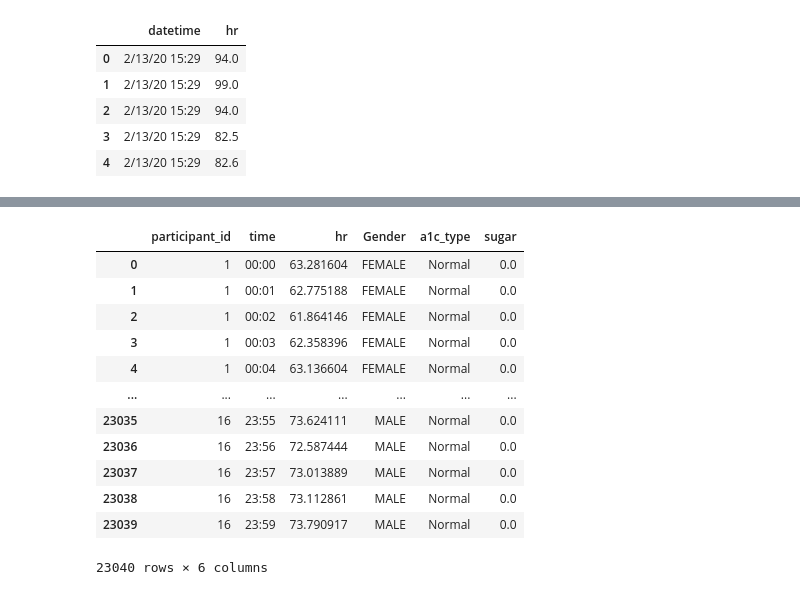
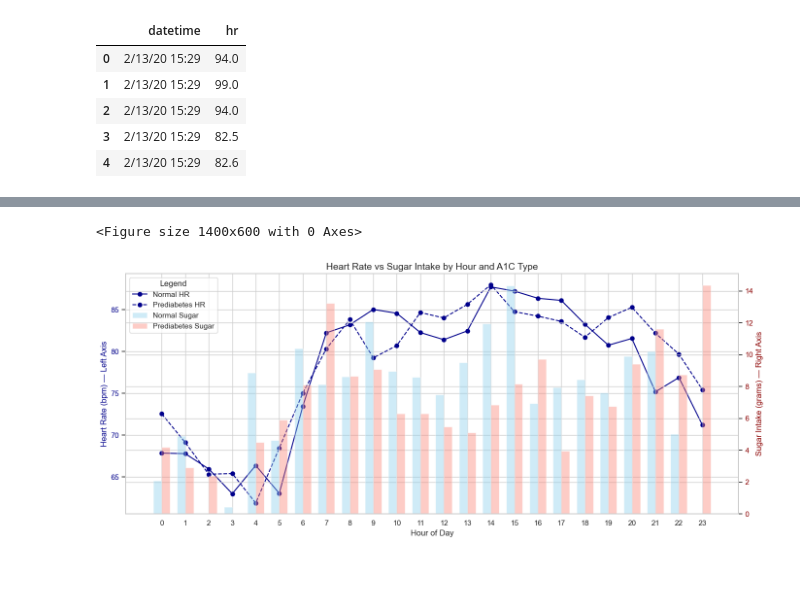
Before and after one commit to willemdehaan/project_3, a Jupyter notebook: notebook.ipynb, the cells around one changed output, grey strips where cells are left out. Drawn from its saved outputs; the diff is of its cells as text; code cells hidden in the pictures.

```diff
--- a/notebook.ipynb
+++ b/notebook.ipynb
@@ -116,20 +96,62 @@ demo_data['a1c_type'] = demo_data['HbA1c'].apply(lambda val: 'Normal' if val < 5
 # %%
 combined_hr_df = combined_hr_df.merge(demo_data[['ID', 'Gender', 'a1c_type']], left_on= 'participant_id' ,right_on='ID').drop(columns='ID')
 # %%
-final_df = pd.merge(combined_hr_df, combined_food_df, left_on=['participant_id', 'time'], right_on=['participant_id', 'time'], how='left').fillna(0)
+final_df = pd.merge(combined_hr_df, combined_food_df, left_on=['participant_id', 'Hour'], right_on=['participant_id', 'Hour'], how='left').fillna(0)
-# %%
-final_df
-# %% [output]
-|  | participant_id | time | hr | Gender | a1c_type | sugar |
-| 0 | 1 | 00:00 | 63.281604 | FEMALE | Normal | 0.0 |
-| 1 | 1 | 00:01 | 62.775188 | FEMALE | Normal | 0.0 |
-| 2 | 1 | 00:02 | 61.864146 | FEMALE | Normal | 0.0 |
-| 3 | 1 | 00:03 | 62.358396 | FEMALE | Normal | 0.0 |
-| 4 | 1 | 00:04 | 63.136604 | FEMALE | Normal | 0.0 |
-| ... | ... | ... | ... | ... | ... | ... |
-| 23035 | 16 | 23:55 | 73.624111 | MALE | Normal | 0.0 |
-| 23036 | 16 | 23:56 | 72.587444 | MALE | Normal | 0.0 |
-| 23037 | 16 | 23:57 | 73.013889 | MALE | Normal | 0.0 |
-| 23038 | 16 | 23:58 | 73.112861 | MALE | Normal | 0.0 |
-| 23039 | 16 | 23:59 | 73.790917 | MALE | Normal | 0.0 |
-23040 rows × 6 columns
+# %%
+sugar_df_diabetes = final_df.groupby(['Hour','a1c_type']).agg({'sugar' : 'mean'}).reset_index()
+sugar_df = final_df.groupby('Hour').agg({'sugar' : 'mean'}).reset_index()
+# %%
+hr_df_diabetes = final_df.groupby(['Hour','a1c_type'])[' hr'].mean().reset_index()
+hr_df = final_df.groupby('Hour')[' hr'].mean().reset_index()
+# %%
+merged_final_diabetes_df = pd.merge(sugar_df_diabetes,hr_df_diabetes, on=['Hour','a1c_type'])
+merged_final_diabetes_df.to_csv('merged_final_diabetes_df.csv')
+merged_final_df = pd.merge(sugar_df,hr_df, on=['Hour'])
+merged_final_df.to_csv('merged_final_df.csv')
+# %%
+import matplotlib.pyplot as plt
+import seaborn as sns
+
+plt.figure(figsize=(14, 6))
+sns.set(style="whitegrid")
+
+# Axes setup
+fig, ax1 = plt.subplots(figsize=(14, 6))
+ax2 = ax1.twinx()
+
+# Line plot with same color, different styles
+for a1c_type, linestyle in zip(['Normal', 'Prediabetes'], ['solid', 'dashed']):
+    subset = merged_final_diabetes_df[merged_final_diabetes_df['a1c_type'] == a1c_type]
+    ax1.plot(subset['Hour'], subset[' hr'], label=f'{a1c_type} HR', linestyle=linestyle, color='darkblue', marker='o')
+
+# Adjust bar plot to show side-by-side bars
+bar_width = 0.35
+bar_colors = {'Normal': 'skyblue', 'Prediabetes': 'salmon'}
+hour_positions = merged_final_diabetes_df['Hour'].unique()
+
+for i, a1c_type in enumerate(['Normal', 'Prediabetes']):
+    sub = merged_final_diabetes_df[merged_final_diabetes_df['a1c_type'] == a1c_type]
+    ax2.bar(sub['Hour'] + (i - 0.5)*bar_width, sub['sugar'],
+            width=bar_width, alpha=0.4,
+            color=bar_colors[a1c_type], label=f'{a1c_type} Sugar')
+
+# Labeling
+ax1.set_title('Heart Rate vs Sugar Intake by Hour and A1C Type', fontsize=14)
+ax1.set_xlabel('Hour of Day')
+ax1.set_ylabel('Heart Rate (bpm)', color='darkblue')
+ax2.set_ylabel('Sugar Intake (grams)', color='darkred')
+ax1.tick_params(axis='y', labelcolor='darkblue')
+ax2.tick_params(axis='y', labelcolor='darkred')
+plt.xticks(range(0, 24))
+
+# Custom legend combining both axes
+lines_labels = ax1.get_legend_handles_labels()
+bars_labels = ax2.get_legend_handles_labels()
+ax1.legend(lines_labels[0] + bars_labels[0], lines_labels[1] + bars_labels[1], loc='upper left', title='Legend')
+
+
+plt.tight_layout()
+plt.show()
+# %% [output]
+<Figure size 1400x600 with 0 Axes>
+[figure, added]
```
Also changed, not shown: parts of 7 cells of this notebook, 5 other files.
